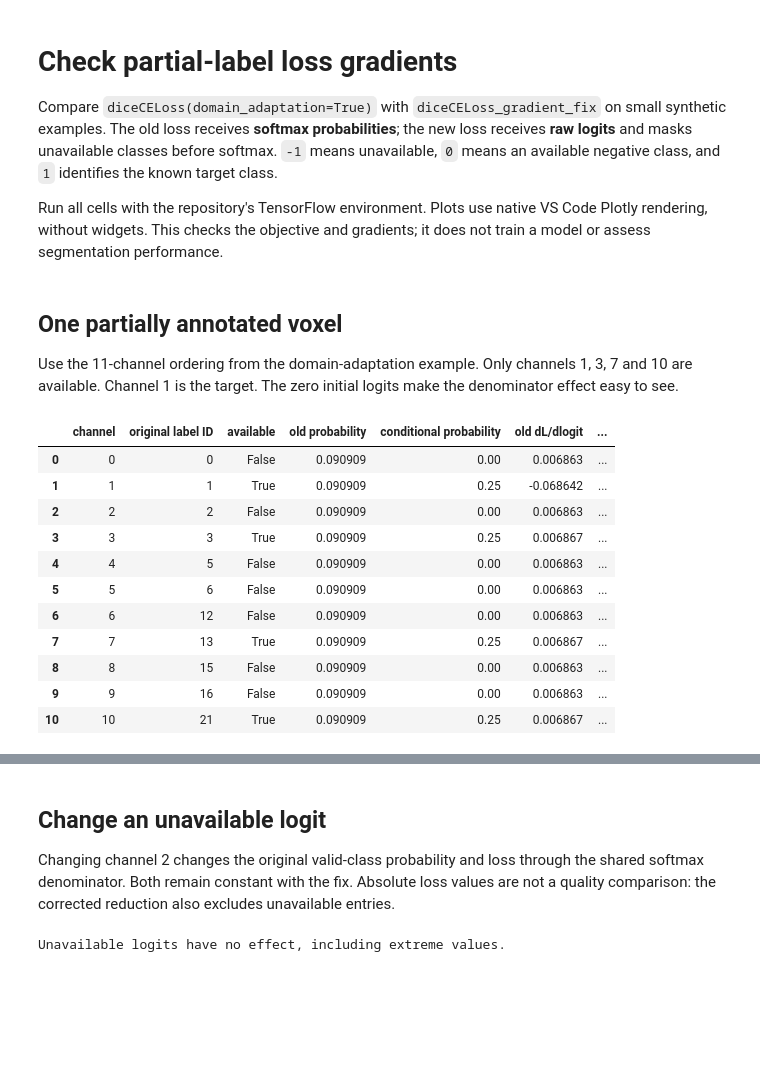
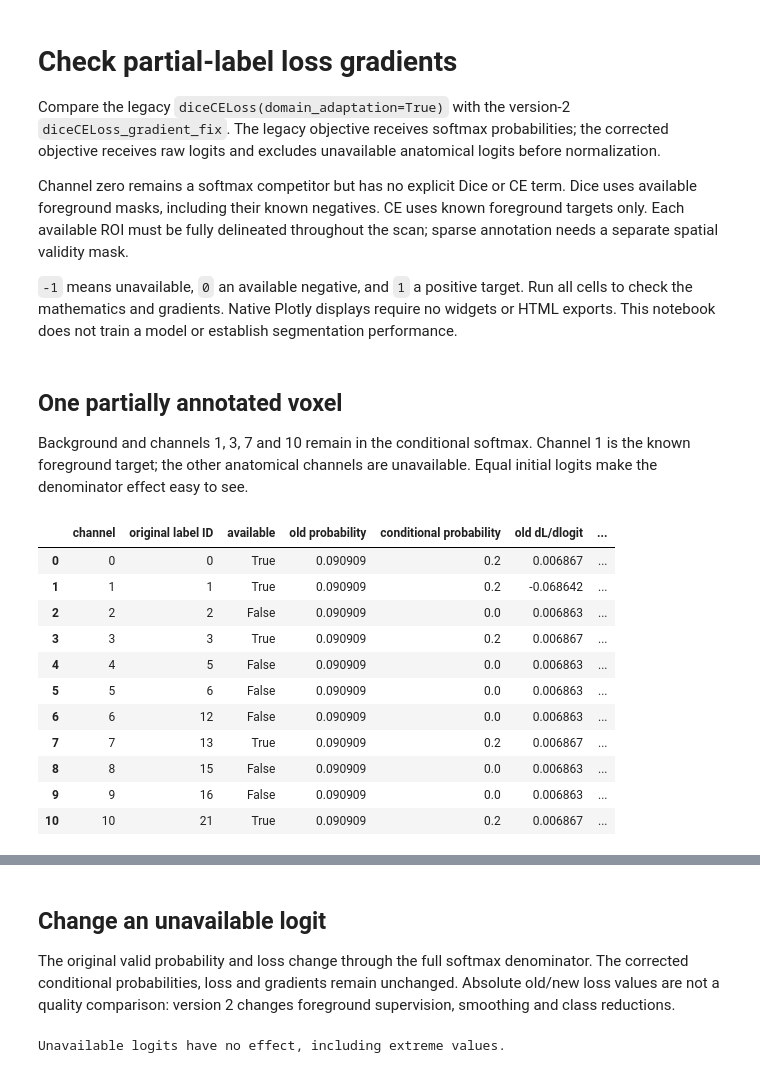
Before and after one commit to MarcelloDeSalvo/RNET3D, a Jupyter notebook: notebook/check_partial_label_loss_gradient.ipynb, the cells around one changed output, grey strips where cells are left out. Cells and saved outputs as stored; diff of their text form; code cells hidden in the pictures; blank space fills up the shorter version.

```diff
--- a/notebook/check_partial_label_loss_gradient.ipynb
+++ b/notebook/check_partial_label_loss_gradient.ipynb
@@ -1,9 +1,11 @@
 # %% [markdown]
 # Check partial-label loss gradients
 
-Compare `diceCELoss(domain_adaptation=True)` with `diceCELoss_gradient_fix` on small synthetic examples. The old loss receives **softmax probabilities**; the new loss receives **raw logits** and masks unavailable classes before softmax. `-1` means unavailable, `0` means an available negative class, and `1` identifies the known target class.
+Compare the legacy `diceCELoss(domain_adaptation=True)` with the version-2 `diceCELoss_gradient_fix`. The legacy objective receives softmax probabilities; the corrected objective receives raw logits and excludes unavailable anatomical logits before normalization.
 
-Run all cells with the repository's TensorFlow environment. Plots use native VS Code Plotly rendering, without widgets. This checks the objective and gradients; it does not train a model or assess segmentation performance.
+Channel zero remains a softmax competitor but has no explicit Dice or CE term. Dice uses available foreground masks, including their known negatives. CE uses known foreground targets only. Each available ROI must be fully delineated throughout the scan; sparse annotation needs a separate spatial validity mask.
+
+`-1` means unavailable, `0` an available negative, and `1` a positive target. Run all cells to check the mathematics and gradients. Native Plotly displays require no widgets or HTML exports. This notebook does not train a model or establish segmentation performance.
 # %%
 from pathlib import Path
 from collections.abc import Callable
@@ -33,10 +35,10 @@ renderer: str = "vscode"
 # %% [markdown]
 ## One partially annotated voxel
 
-Use the 11-channel ordering from the domain-adaptation example. Only channels 1, 3, 7 and 10 are available. Channel 1 is the target. The zero initial logits make the denominator effect easy to see.
+Background and channels 1, 3, 7 and 10 remain in the conditional softmax. Channel 1 is the known foreground target; the other anatomical channels are unavailable. Equal initial logits make the denominator effect easy to see.
 # %%
 label_ids: list[int] = [0, 1, 2, 3, 5, 6, 12, 13, 15, 16, 21]
-target: tf.Tensor = tf.constant([[[[[-1., 1., -1., 0., -1., -1., -1., 0., -1., -1., 0.]]]]])
+target: tf.Tensor = tf.constant([[[[[0., 1., -1., 0., -1., -1., -1., 0., -1., -1., 0.]]]]])
 initial_logits: np.ndarray = np.zeros(target.shape, dtype=np.float32)
 available: np.ndarray = target.numpy().reshape(-1) != -1
 
@@ -63,42 +65,43 @@ def evaluate(values: np.ndarray, labels: tf.Tensor, fixed: bool) -> tuple[float,
     else:
         probabilities = tf.nn.softmax(logits, axis=-1)
 
     return float(value.numpy()), probabilities.numpy(), gradient.numpy()
 
 
 old_value, old_probability, old_gradient = evaluate(initial_logits, target, fixed=False)
 new_value, new_probability, new_gradient = evaluate(initial_logits, target, fixed=True)
 comparison: pd.DataFrame = pd.DataFrame({
     "channel": np.arange(len(label_ids)),
     "original label ID": label_ids,
     "available": available,
     "old probability": old_probability.reshape(-1),
     "conditional probability": new_probability.reshape(-1),
     "old dL/dlogit": old_gradient.reshape(-1),
     "fixed dL/dlogit": new_gradient.reshape(-1),
 })
 display(comparison)
 print(f"Old loss: {old_value:.8f}; fixed loss: {new_value:.8f}")
 
 np.testing.assert_array_equal(new_gradient.reshape(-1)[~available], 0)
 assert np.any(np.abs(old_gradient.reshape(-1)[~available]) > 1e-5)
 assert np.any(np.abs(new_gradient.reshape(-1)[available]) > 1e-5)
+assert new_gradient[..., 0].item() > 0  # Background competes at the known foreground voxel.
 
 figure: go.Figure = go.Figure()
 figure.add_bar(x=comparison["channel"], y=comparison["old dL/dlogit"], name="Original")
 figure.add_bar(x=comparison["channel"], y=comparison["fixed dL/dlogit"], name="Gradient fix")
-figure.update_layout(title="Logit gradients: only channels 1, 3, 7, 10 are available", xaxis_title="Channel", yaxis_title="dL/dlogit", barmode="group")
+figure.update_layout(title="Logit gradients: background plus channels 1, 3, 7, 10 are available", xaxis_title="Channel", yaxis_title="dL/dlogit", barmode="group")
 figure.show(renderer=renderer)
 # %% [output]
 |  | channel | original label ID | available | old probability | conditional probability | old dL/dlogit | ... |
-| 0 | 0 | 0 | False | 0.090909 | 0.00 | 0.006863 | ... |
-| 1 | 1 | 1 | True | 0.090909 | 0.25 | -0.068642 | ... |
-| 2 | 2 | 2 | False | 0.090909 | 0.00 | 0.006863 | ... |
-| 3 | 3 | 3 | True | 0.090909 | 0.25 | 0.006867 | ... |
-| 4 | 4 | 5 | False | 0.090909 | 0.00 | 0.006863 | ... |
-| 5 | 5 | 6 | False | 0.090909 | 0.00 | 0.006863 | ... |
-| 6 | 6 | 12 | False | 0.090909 | 0.00 | 0.006863 | ... |
-| 7 | 7 | 13 | True | 0.090909 | 0.25 | 0.006867 | ... |
-| 8 | 8 | 15 | False | 0.090909 | 0.00 | 0.006863 | ... |
-| 9 | 9 | 16 | False | 0.090909 | 0.00 | 0.006863 | ... |
-| 10 | 10 | 21 | True | 0.090909 | 0.25 | 0.006867 | ... |
+| 0 | 0 | 0 | True | 0.090909 | 0.2 | 0.006867 | ... |
+| 1 | 1 | 1 | True | 0.090909 | 0.2 | -0.068642 | ... |
+| 2 | 2 | 2 | False | 0.090909 | 0.0 | 0.006863 | ... |
+| 3 | 3 | 3 | True | 0.090909 | 0.2 | 0.006867 | ... |
+| 4 | 4 | 5 | False | 0.090909 | 0.0 | 0.006863 | ... |
+| 5 | 5 | 6 | False | 0.090909 | 0.0 | 0.006863 | ... |
+| 6 | 6 | 12 | False | 0.090909 | 0.0 | 0.006863 | ... |
+| 7 | 7 | 13 | True | 0.090909 | 0.2 | 0.006867 | ... |
+| 8 | 8 | 15 | False | 0.090909 | 0.0 | 0.006863 | ... |
+| 9 | 9 | 16 | False | 0.090909 | 0.0 | 0.006863 | ... |
+| 10 | 10 | 21 | True | 0.090909 | 0.2 | 0.006867 | ... |
@@ -106,7 +109,7 @@ Old loss: 0.11680433; fixed loss: 0.45724624
 # %% [markdown]
 ## Change an unavailable logit
 
-Changing channel 2 changes the original valid-class probability and loss through the shared softmax denominator. Both remain constant with the fix. Absolute loss values are not a quality comparison: the corrected reduction also excludes unavailable entries.
+The original valid probability and loss change through the full softmax denominator. The corrected conditional probabilities, loss and gradients remain unchanged. Absolute old/new loss values are not a quality comparison: version 2 changes foreground supervision, smoothing and class reductions.
 # %%
 rows: list[dict] = []
 for ignored_logit in np.linspace(-8, 8, 33):
```
Also changed, not shown: parts of 12 cells of this notebook, 51 other files.
